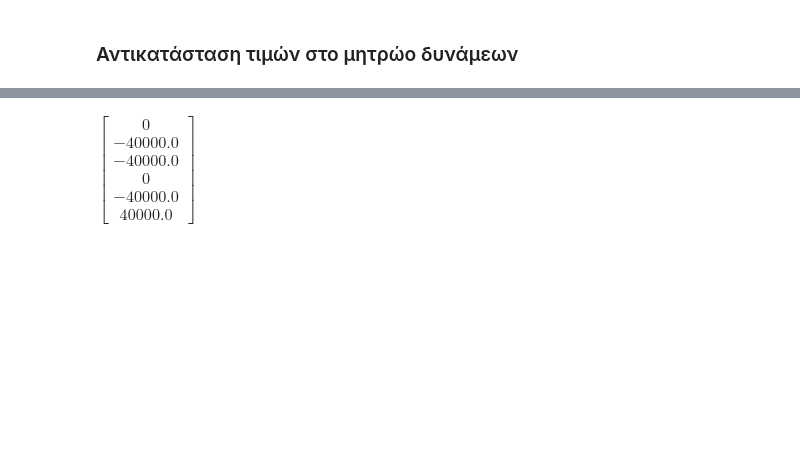
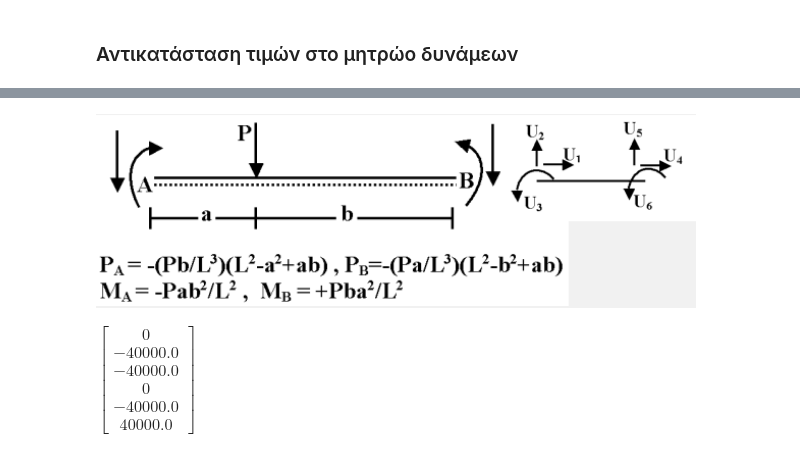
Before and after one commit to panagop/ihu_courses, a Jupyter notebook: ihu_courses_ebook/mitroa/examples/example2/example2.ipynb, the cells around one changed output, grey strips where cells are left out. Drawn from its saved outputs; the diff is of its cells as text; code cells hidden in the pictures; blank space fills up the shorter version.

Commit message:
example2

```diff
--- a/ihu_courses_ebook/mitroa/examples/example2/example2.ipynb
+++ b/ihu_courses_ebook/mitroa/examples/example2/example2.ipynb
@@ -85,3 +83,7 @@ $M_B = P_6= P\cdot L/8$
+# %%
+Image('https://raw.githubusercontent.com/panagop/ihu_courses/main/shared/images/mitroa/example1/point.png', width=600)
+# %% [output]
+[figure, added]
 # %%
 PA_example = PB_example = - P_example / 2
 MA_example = - P_example * L_example / 8
```
Also changed, not shown: parts of 2 cells of this notebook.
